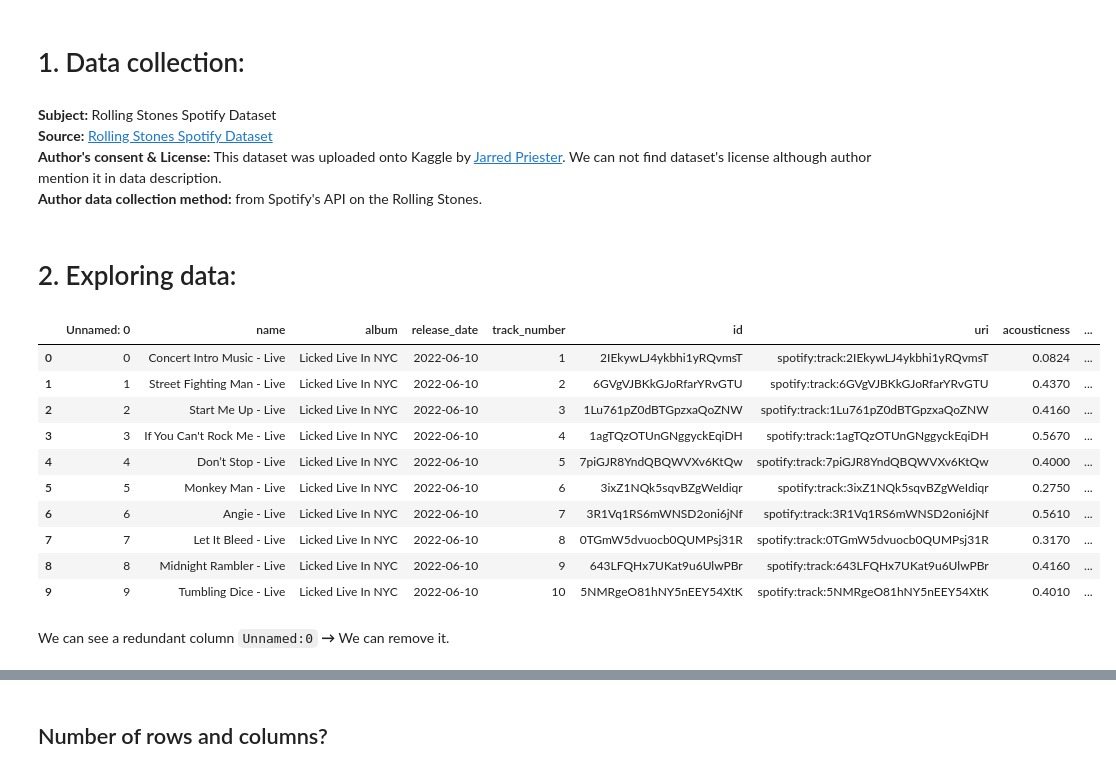
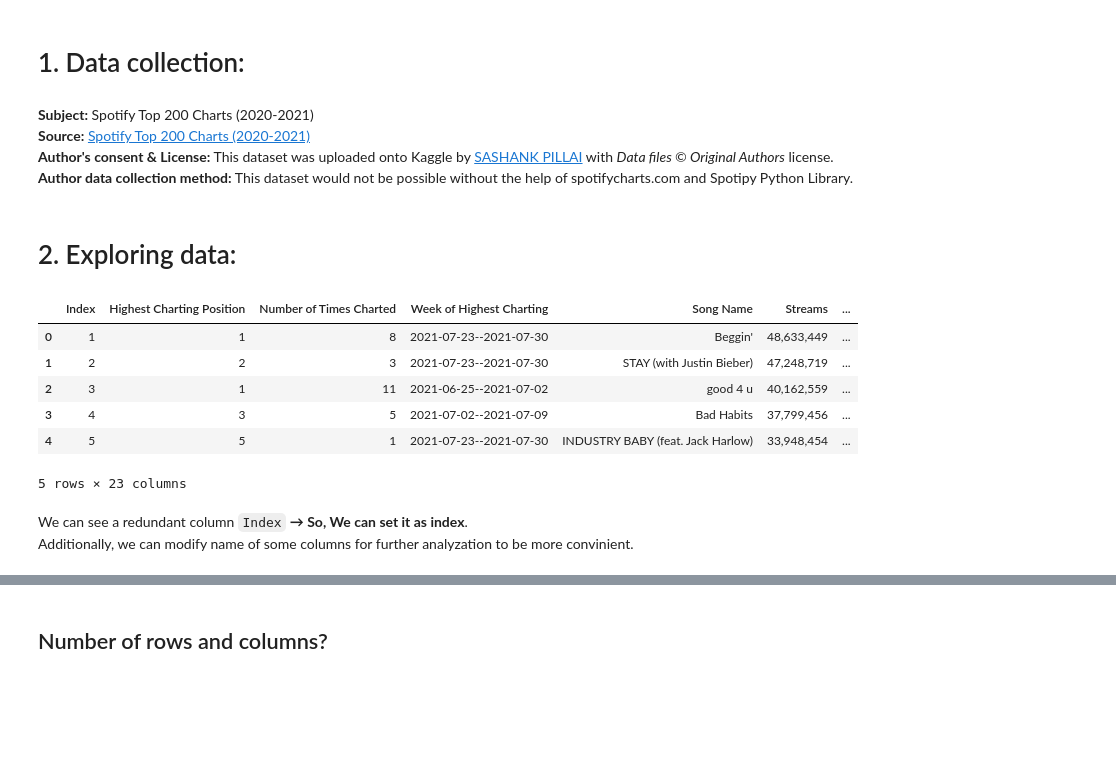
Before and after one commit to TrungTechh/HCMUS_CSC17104-Final-project, a Jupyter notebook: Final_project.ipynb, the cells around one changed output, grey strips where cells are left out. Cells and saved outputs as stored; diff of their text form; code cells hidden in the pictures; blank space fills up the shorter version.

Commit message:
Change dataset again!

```diff
--- a/Final_project.ipynb
+++ b/Final_project.ipynb
@@ -31,27 +33,24 @@ import seaborn as sns
 # %% [markdown]
 # 1. Data collection:
 # %% [markdown]
-**Subject:** Rolling Stones Spotify Dataset
-**Source:** [Rolling Stones Spotify Dataset](www.kaggle.com/datasets/jarredpriester/rolling-stones-spotify-dataset?select=rolling_stones_spotify.csv)
-**Author's consent & License:** This dataset was uploaded onto Kaggle by [Jarred Priester](www.kaggle.com/jarredpriester). We can not find dataset's license although author mention it in data description.
-**Author data collection method:** from Spotify's API on the Rolling Stones.
+**Subject:** Spotify Top 200 Charts (2020-2021)
+**Source:** [Spotify Top 200 Charts (2020-2021)](www.kaggle.com/datasets/sashankpillai/spotify-top-200-charts-20202021)
+**Author's consent & License:** This dataset was uploaded onto Kaggle by [SASHANK PILLAI](www.kaggle.com/sashankpillai) with *Data files © Original Authors* license.
+**Author data collection method:** This dataset would not be possible without the help of spotifycharts.com and Spotipy Python Library.
 # %% [markdown]
 # 2. Exploring data:
 # %%
-df = pd.read_csv('rolling_stones_spotify.csv')
+df = pd.read_csv('spotify_dataset.csv')
 df.head()
 # %% [output]
-|  | Unnamed: 0 | name | album | release_date | track_number | id | uri | acousticness | ... |
-| 0 | 0 | Concert Intro Music - Live | Licked Live In NYC | 2022-06-10 | 1 | 2IEkywLJ4ykbhi1yRQvmsT | spotify:track:2IEkywLJ4ykbhi1yRQvmsT | 0.0824 | ... |
-| 1 | 1 | Street Fighting Man - Live | Licked Live In NYC | 2022-06-10 | 2 | 6GVgVJBKkGJoRfarYRvGTU | spotify:track:6GVgVJBKkGJoRfarYRvGTU | 0.4370 | ... |
-| 2 | 2 | Start Me Up - Live | Licked Live In NYC | 2022-06-10 | 3 | 1Lu761pZ0dBTGpzxaQoZNW | spotify:track:1Lu761pZ0dBTGpzxaQoZNW | 0.4160 | ... |
-| 3 | 3 | If You Can't Rock Me - Live | Licked Live In NYC | 2022-06-10 | 4 | 1agTQzOTUnGNggyckEqiDH | spotify:track:1agTQzOTUnGNggyckEqiDH | 0.5670 | ... |
-| 4 | 4 | Don’t Stop - Live | Licked Live In NYC | 2022-06-10 | 5 | 7piGJR8YndQBQWVXv6KtQw | spotify:track:7piGJR8YndQBQWVXv6KtQw | 0.4000 | ... |
-| 5 | 5 | Monkey Man - Live | Licked Live In NYC | 2022-06-10 | 6 | 3ixZ1NQk5sqvBZgWeIdiqr | spotify:track:3ixZ1NQk5sqvBZgWeIdiqr | 0.2750 | ... |
-| 6 | 6 | Angie - Live | Licked Live In NYC | 2022-06-10 | 7 | 3R1Vq1RS6mWNSD2oni6jNf | spotify:track:3R1Vq1RS6mWNSD2oni6jNf | 0.5610 | ... |
-| 7 | 7 | Let It Bleed - Live | Licked Live In NYC | 2022-06-10 | 8 | 0TGmW5dvuocb0QUMPsj31R | spotify:track:0TGmW5dvuocb0QUMPsj31R | 0.3170 | ... |
-| 8 | 8 | Midnight Rambler - Live | Licked Live In NYC | 2022-06-10 | 9 | 643LFQHx7UKat9u6UlwPBr | spotify:track:643LFQHx7UKat9u6UlwPBr | 0.4160 | ... |
-| 9 | 9 | Tumbling Dice - Live | Licked Live In NYC | 2022-06-10 | 10 | 5NMRgeO81hNY5nEEY54XtK | spotify:track:5NMRgeO81hNY5nEEY54XtK | 0.4010 | ... |
+|  | Index | Highest Charting Position | Number of Times Charted | Week of Highest Charting | Song Name | Streams | ... |
+| 0 | 1 | 1 | 8 | 2021-07-23--2021-07-30 | Beggin' | 48,633,449 | ... |
+| 1 | 2 | 2 | 3 | 2021-07-23--2021-07-30 | STAY (with Justin Bieber) | 47,248,719 | ... |
+| 2 | 3 | 1 | 11 | 2021-06-25--2021-07-02 | good 4 u | 40,162,559 | ... |
+| 3 | 4 | 3 | 5 | 2021-07-02--2021-07-09 | Bad Habits | 37,799,456 | ... |
+| 4 | 5 | 5 | 1 | 2021-07-23--2021-07-30 | INDUSTRY BABY (feat. Jack Harlow) | 33,948,454 | ... |
+5 rows × 23 columns
 # %% [markdown]
-We can see a redundant column `Unnamed:0` **&rarr;** We can remove it.
+We can see a redundant column `Index` **&rarr; So, We can set it as index**.
+Additionally, we can modify name of some columns for further analyzation to be more convinient.
 # %%
```
Also changed, not shown: parts of 31 cells of this notebook, 2 other files.
